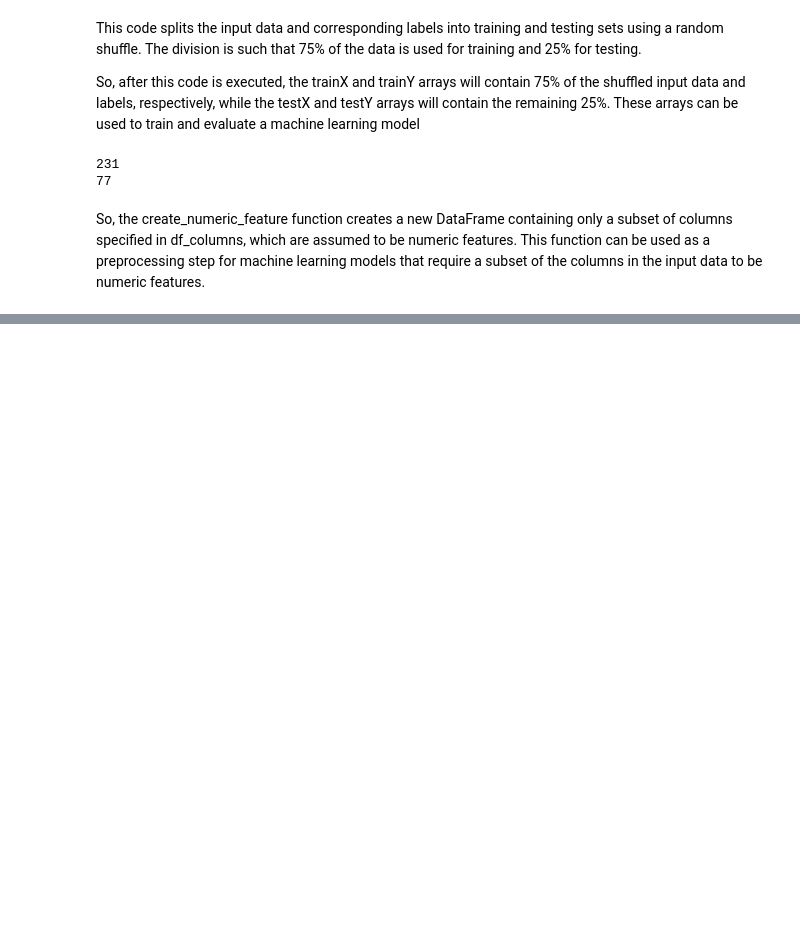
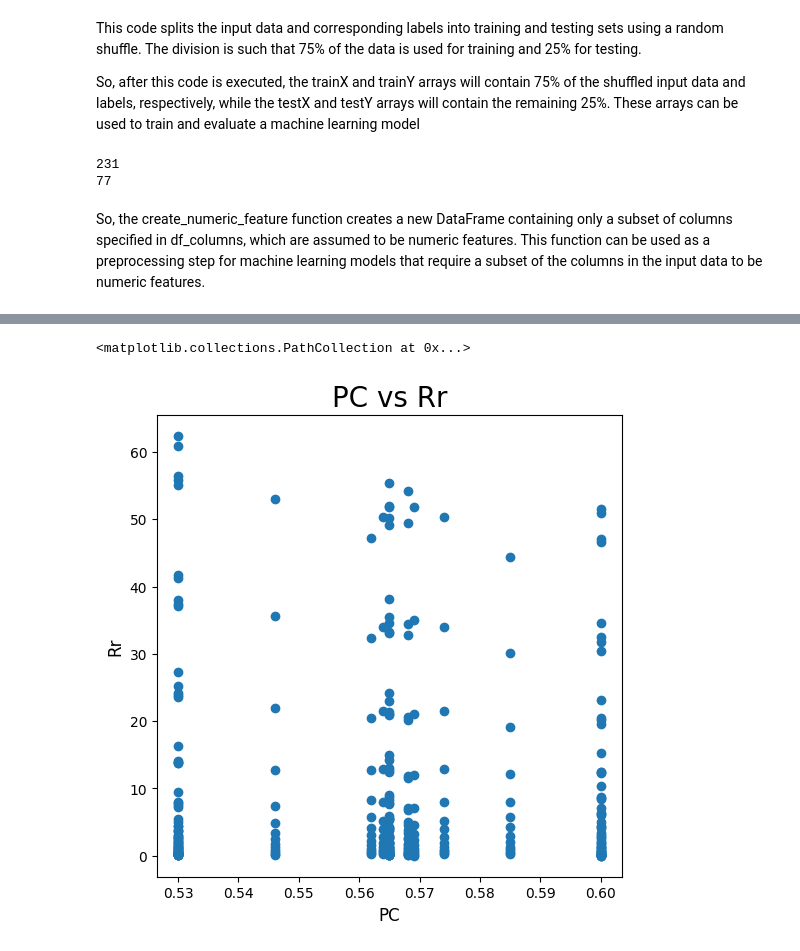
Before and after one commit to Rockingrishu/Yacht-Hydrodynamics-project, a Jupyter notebook: dataset.ipynb, the cells around one changed output, grey strips where cells are left out. Drawn from its saved outputs; the diff is of its cells as text; code cells hidden in the pictures; blank space fills up the shorter version.

```diff
--- a/dataset.ipynb
+++ b/dataset.ipynb
@@ -133,0 +269,9 @@ So, the create_numeric_feature function creates a new DataFrame containing only
+# %%
+fig,ax = plt.subplots(figsize=(6,6))
+ax.set_title(orders[2]+' vs '+target[0],fontsize=20)
+ax.set_ylabel(target[0],fontsize=12)
+ax.set_xlabel(orders[2],fontsize=12)
+ax.scatter(df[orders[2]],df[target[0]],)
+# %% [output]
+<matplotlib.collections.PathCollection at 0x...>
+[figure, added]
```
Also changed, not shown: parts of 16 cells of this notebook.
